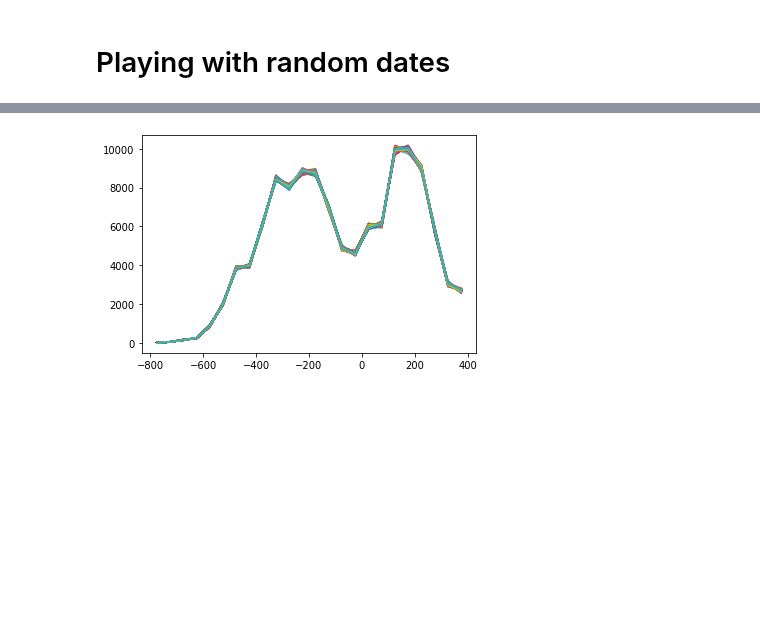
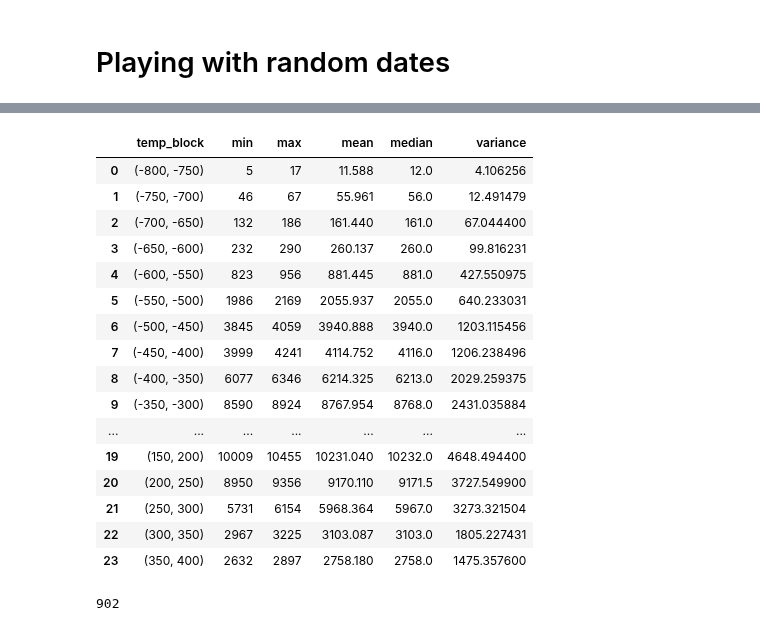
Before and after one commit to sdam-au/GI_ETL, a Jupyter notebook: scripts/1_4_MODELLING_DATES.ipynb, the cells around one changed output, grey strips where cells are left out. Saved outputs shown, nothing was run; the diff lists cells and outputs as text; code cells hidden in the pictures; blank space fills up the shorter version.

```diff
--- a/scripts/1_4_MODELLING_DATES.ipynb
+++ b/scripts/1_4_MODELLING_DATES.ipynb
@@ -116,4 +142,0 @@ PHI_complete_simulations[0]
-# %%
-plot_timeblocks_data(PHI_complete_simulations)
-# %% [output]
-[figure, removed]
@@ -119,0 +152,26 @@ plot_timeblocks_data(PHI_complete_simulations)
+# %%
+sims_by_blocks = desc_stat_from_simulations(PHI_complete_simulations)
+sims_by_blocks
+# %% [output]
+|  | temp_block | min | max | mean | median | variance |
+| 0 | (-800, -750) | 5 | 17 | 11.588 | 12.0 | 4.106256 |
+| 1 | (-750, -700) | 46 | 67 | 55.961 | 56.0 | 12.491479 |
+| 2 | (-700, -650) | 132 | 186 | 161.440 | 161.0 | 67.044400 |
+| 3 | (-650, -600) | 232 | 290 | 260.137 | 260.0 | 99.816231 |
+| 4 | (-600, -550) | 823 | 956 | 881.445 | 881.0 | 427.550975 |
+| 5 | (-550, -500) | 1986 | 2169 | 2055.937 | 2055.0 | 640.233031 |
+| 6 | (-500, -450) | 3845 | 4059 | 3940.888 | 3940.0 | 1203.115456 |
+| 7 | (-450, -400) | 3999 | 4241 | 4114.752 | 4116.0 | 1206.238496 |
+| 8 | (-400, -350) | 6077 | 6346 | 6214.325 | 6213.0 | 2029.259375 |
+| 9 | (-350, -300) | 8590 | 8924 | 8767.954 | 8768.0 | 2431.035884 |
+| ... | ... | ... | ... | ... | ... | ... |
+| 19 | (150, 200) | 10009 | 10455 | 10231.040 | 10232.0 | 4648.494400 |
+| 20 | (200, 250) | 8950 | 9356 | 9170.110 | 9171.5 | 3727.549900 |
+| 21 | (250, 300) | 5731 | 6154 | 5968.364 | 5967.0 | 3273.321504 |
+| 22 | (300, 350) | 2967 | 3225 | 3103.087 | 3103.0 | 1805.227431 |
+| 23 | (350, 400) | 2632 | 2897 | 2758.180 | 2758.0 | 1475.357600 |
+# %%
+# compare in how many instances is there less inscriptions for the first half of the 2nd c. than for the second half.
+len([sim for sim in PHI_complete_simulations if sim[18][1] < sim[19][1]])
+# %% [output]
+902
```
Also changed, not shown: parts of 18 cells of this notebook.
